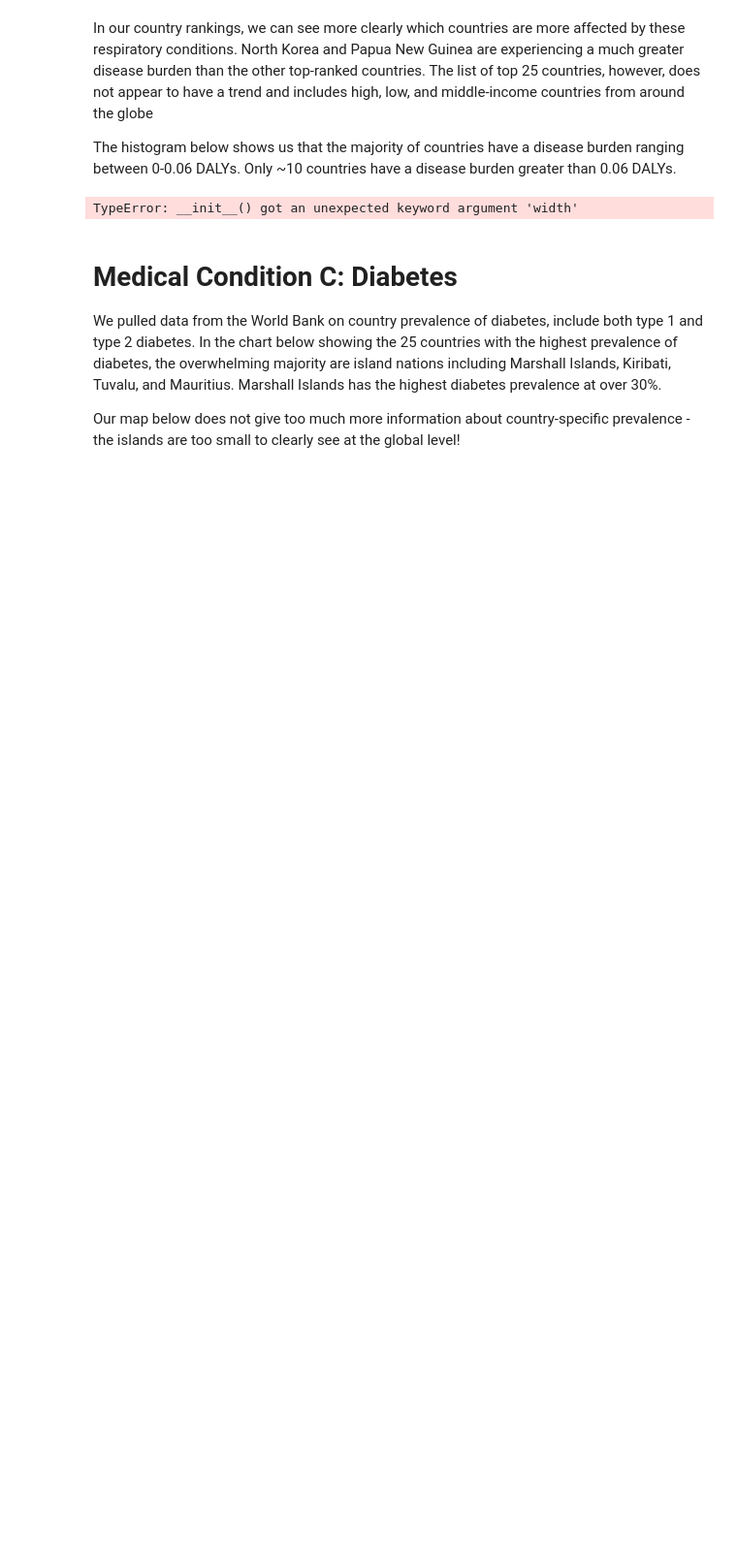
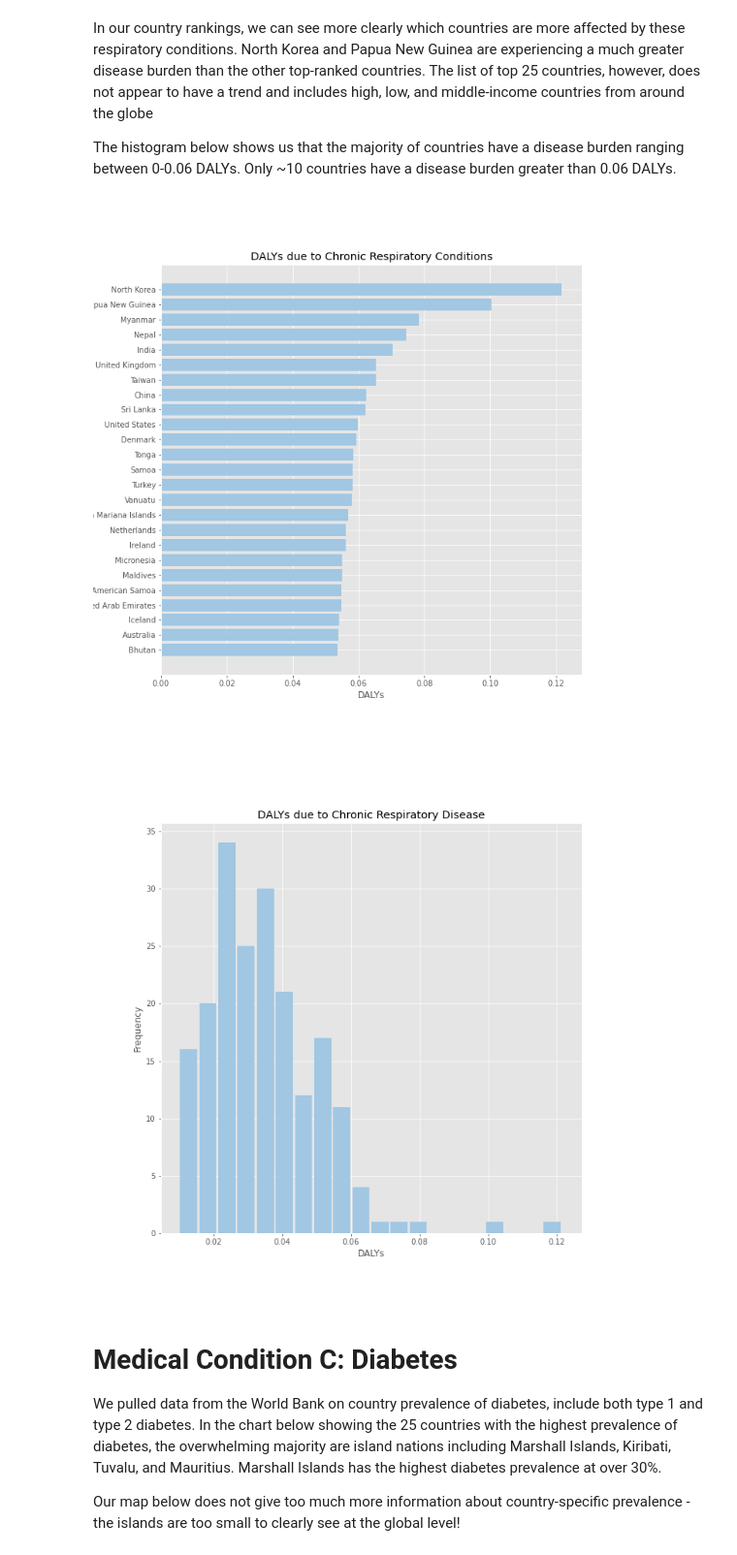
Before and after one commit to dai-ictgeo/covid_19_part_1, a Jupyter notebook: docs/covid_19_clean.ipynb, the cells around one changed output. Shown at 97% size. Cells and saved outputs as stored; diff of their text form; code cells hidden in the pictures; blank space fills up the shorter version.

```diff
--- a/docs/covid_19_clean.ipynb
+++ b/docs/covid_19_clean.ipynb
@@ -165,10 +165,11 @@ In our country rankings, we can see more clearly which countries are more affect
 The histogram below shows us that the majority of countries have a disease burden ranging between 0-0.06 DALYs. Only ~10 countries have a disease burden greater than 0.06 DALYs.
 # %%
 from IPython.display import HTML, Image, IFrame, display
-display(HTML("<table><tr><td><img src='images/DALYs, Chronic Respiratory Disease (2017)_bar.png'></td><td><img src='images/DALYs, Chronic Respiratory Disease (2017)_hist.png'></td></tr></table>"))
-#display(Image('images/DALYs, Chronic Respiratory Disease (2017)_bar.png'), Image('images/DALYs, Chronic Respiratory Disease (2017)_hist.png'))
+#display(HTML("<table><tr><td><img src='images/DALYs, Chronic Respiratory Disease (2017)_bar.png'></td><td><img src='images/DALYs, Chronic Respiratory Disease (2017)_hist.png'></td></tr></table>"))
+display(Image('images/DALYs, Chronic Respiratory Disease (2017)_bar.png'), Image('images/DALYs, Chronic Respiratory Disease (2017)_hist.png'))
 # %% [output]
-TypeError: __init__() got an unexpected keyword argument 'width'
+[figure, added]
+[figure, added]
 # %% [markdown]
 # Medical Condition C: Diabetes
 
```
Also changed, not shown: parts of 10 cells of this notebook, 3 other files.
